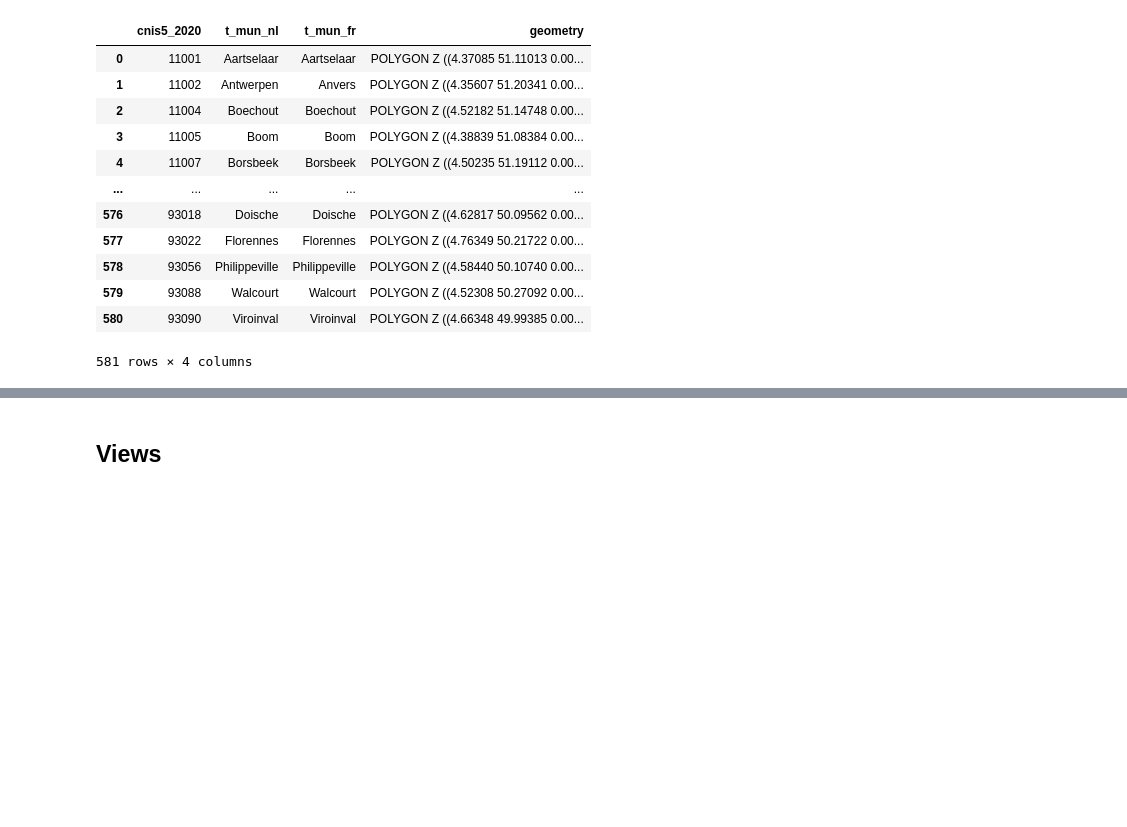
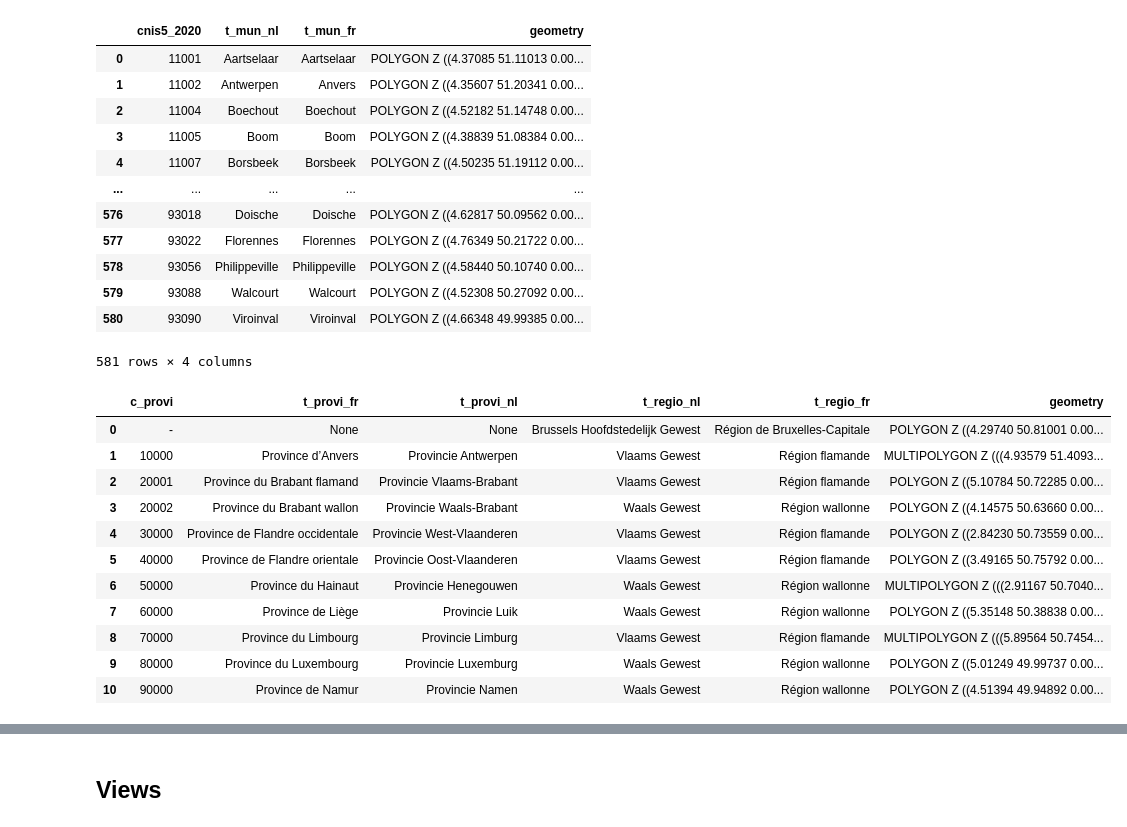
Before and after one commit to SmalsResearch/GISAnalytics, a Jupyter notebook: Spatial_Join_PostGIS.ipynb, the cells around one changed output, grey strips where cells are left out. Drawn from its saved outputs; the diff is of its cells as text; code cells hidden in the pictures; blank space fills up the shorter version.

```diff
--- a/Spatial_Join_PostGIS.ipynb
+++ b/Spatial_Join_PostGIS.ipynb
@@ -277,3 +269,23 @@ GROUP BY cnis5_2020, t_mun_nl, t_mun_fr;""")
 | 579 | 93088 | Walcourt | Walcourt | POLYGON Z ((4.52308 50.27092 0.00... |
 | 580 | 93090 | Viroinval | Viroinval | POLYGON Z ((4.66348 49.99385 0.00... |
 581 rows × 4 columns
+# %%
+# Province boundaries
+nis_provinces= get_geo_request(f"""
+SELECT c_provi, t_provi_fr, t_provi_nl, t_regio_nl, t_regio_fr,  ST_Union(geometry) as geometry
+FROM {pg_schema}.statistical_sectors
+GROUP BY c_provi, t_provi_fr, t_provi_nl, t_regio_nl, t_regio_fr""")
+nis_provinces
+# %% [output]
+|  | c_provi | t_provi_fr | t_provi_nl | t_regio_nl | t_regio_fr | geometry |
+| 0 | - | None | None | Brussels Hoofdstedelijk Gewest | Région de Bruxelles-Capitale | POLYGON Z ((4.29740 50.81001 0.00... |
+| 1 | 10000 | Province d’Anvers | Provincie Antwerpen | Vlaams Gewest | Région flamande | MULTIPOLYGON Z (((4.93579 51.4093... |
+| 2 | 20001 | Province du Brabant flamand | Provincie Vlaams-Brabant | Vlaams Gewest | Région flamande | POLYGON Z ((5.10784 50.72285 0.00... |
+| 3 | 20002 | Province du Brabant wallon | Provincie Waals-Brabant | Waals Gewest | Région wallonne | POLYGON Z ((4.14575 50.63660 0.00... |
+| 4 | 30000 | Province de Flandre occidentale | Provincie West-Vlaanderen | Vlaams Gewest | Région flamande | POLYGON Z ((2.84230 50.73559 0.00... |
+| 5 | 40000 | Province de Flandre orientale | Provincie Oost-Vlaanderen | Vlaams Gewest | Région flamande | POLYGON Z ((3.49165 50.75792 0.00... |
+| 6 | 50000 | Province du Hainaut | Provincie Henegouwen | Waals Gewest | Région wallonne | MULTIPOLYGON Z (((2.91167 50.7040... |
+| 7 | 60000 | Province de Liège | Provincie Luik | Waals Gewest | Région wallonne | POLYGON Z ((5.35148 50.38838 0.00... |
+| 8 | 70000 | Province du Limbourg | Provincie Limburg | Vlaams Gewest | Région flamande | MULTIPOLYGON Z (((5.89564 50.7454... |
+| 9 | 80000 | Province du Luxembourg | Provincie Luxemburg | Waals Gewest | Région wallonne | POLYGON Z ((5.01249 49.99737 0.00... |
+| 10 | 90000 | Province de Namur | Provincie Namen | Waals Gewest | Région wallonne | POLYGON Z ((4.51394 49.94892 0.00... |
```
Also changed, not shown: parts of 12 cells of this notebook, 2 other files.
